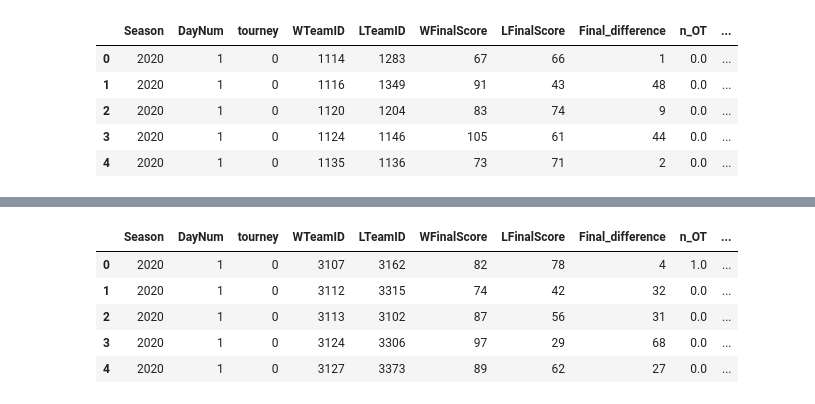
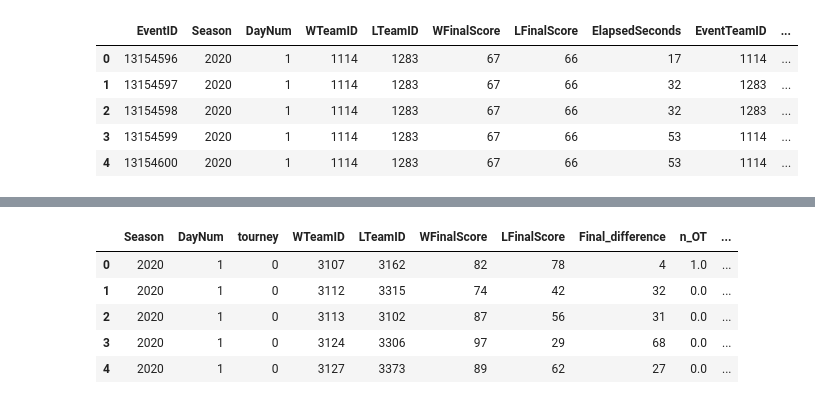
Before and after one commit to lucabasa/kaggle_competitions, a Jupyter notebook: marc_madness/07_events.ipynb, the cells around one changed output, grey strips where cells are left out. Cells and saved outputs as stored; diff of their text form; code cells hidden in the pictures.

Commit message:
adding the score

```diff
--- a/marc_madness/07_events.ipynb
+++ b/marc_madness/07_events.ipynb
@@ -15,16 +15,16 @@ pd.set_option('max_columns', 300)
 # %%
 df_2020 = pd.read_csv('data/raw_men/MEvents2020.csv')
 
 df_2020 = make_scores(df_2020)
 df_2020 = quarter_score(df_2020)
 df_2020 = lead_changes(df_2020)
-df_2020 = event_count(df_2020)
+#df_2020 = event_count(df_2020)
 
 df_2020.head()
 # %% [output]
-|  | Season | DayNum | tourney | WTeamID | LTeamID | WFinalScore | LFinalScore | Final_difference | n_OT | ... |
-| 0 | 2020 | 1 | 0 | 1114 | 1283 | 67 | 66 | 1 | 0.0 | ... |
-| 1 | 2020 | 1 | 0 | 1116 | 1349 | 91 | 43 | 48 | 0.0 | ... |
-| 2 | 2020 | 1 | 0 | 1120 | 1204 | 83 | 74 | 9 | 0.0 | ... |
-| 3 | 2020 | 1 | 0 | 1124 | 1146 | 105 | 61 | 44 | 0.0 | ... |
-| 4 | 2020 | 1 | 0 | 1135 | 1136 | 73 | 71 | 2 | 0.0 | ... |
+|  | EventID | Season | DayNum | WTeamID | LTeamID | WFinalScore | LFinalScore | ElapsedSeconds | EventTeamID | ... |
+| 0 | 13154596 | 2020 | 1 | 1114 | 1283 | 67 | 66 | 17 | 1114 | ... |
+| 1 | 13154597 | 2020 | 1 | 1114 | 1283 | 67 | 66 | 32 | 1283 | ... |
+| 2 | 13154598 | 2020 | 1 | 1114 | 1283 | 67 | 66 | 32 | 1283 | ... |
+| 3 | 13154599 | 2020 | 1 | 1114 | 1283 | 67 | 66 | 53 | 1114 | ... |
+| 4 | 13154600 | 2020 | 1 | 1114 | 1283 | 67 | 66 | 53 | 1114 | ... |
```
Also changed, not shown: parts of 5 cells of this notebook, 1 other file.
